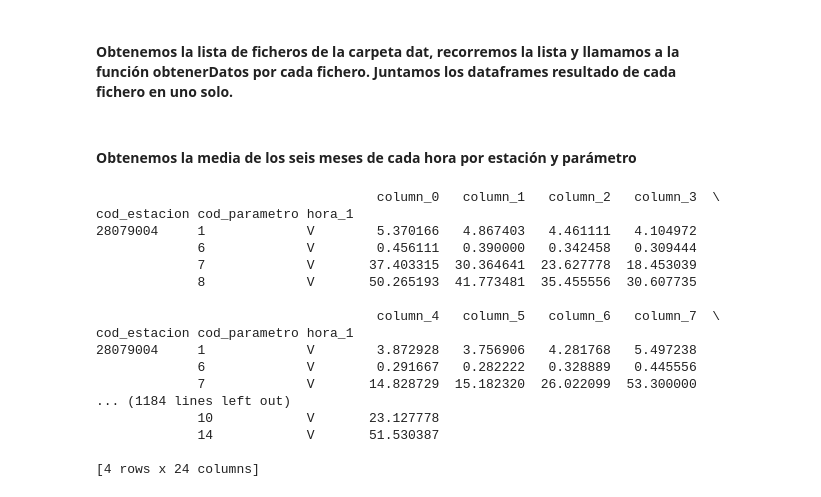
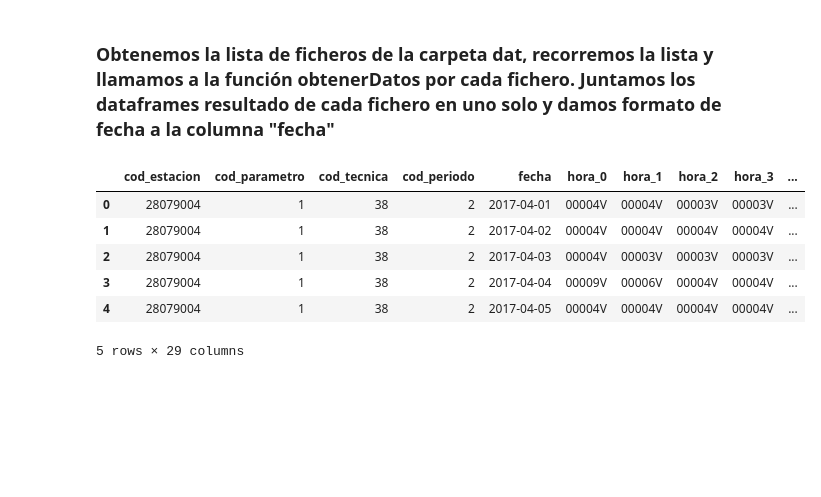
Before and after one commit to AnaSanchez79/Curso-Data-Science, a Jupyter notebook: 04_datos_abiertos/analisis.ipynb, the cells around one changed output. Drawn from its saved outputs; the diff is of its cells as text; code cells hidden in the pictures; blank space fills up the shorter version.

Commit message:
Datos abiertos completado
Datos abiertos completado

```diff
--- a/04_datos_abiertos/analisis.ipynb
+++ b/04_datos_abiertos/analisis.ipynb
@@ -63,12 +61,12 @@ DFparametros = pd.DataFrame(parametros)
 # %%
 #Funcion que lee los datos del archivo pasado por parámetro y los devuelve en una lista
 def obtenerDatos(ruta, archivo):
-  widths = [8,2,2,2,6,5,1,5,1,5,1,5,1,5,1,5,1,5,1,5,1,5,1,5,1,5,1,5,1,5,1,5,1,5,1,5,1,5,1,5,1,5,1,5,1,5,1,5,1,5,1,5,1]
-  tipos = ['String','String','String','String','String','Float','String','Float','String','Float','String','Float',
-           'String','Float','String','Float','String','Float','String','Float','String','Float','String','Float',
-           'String','Float','String','Float','String','Float','String','Float','String','Float','String','Float',
-           'String','Float','String','Float','String','Float','String','Float','String','Float','String','Float',
-           'String','Float','String','Float','String']
-  return pd.read_fwf(path.join(ruta, archivo), widths=widths, header=None, types=tipos)#, names=names)
+  widths = [8,2,2,2,6,6,6,6,6,6,6,6,6,6,6,6,6,6,6,6,6,6,6,6,6,6,6,6,6]
+  tipos = ['String','String','String','String','Date','String','String','String','String','String','String','String',
+           'String','String','String','String','String','String','String','String','String','String','String','String',
+           'String','String','String','String','String']
+  names = ['cod_estacion', 'cod_parametro', 'cod_tecnica', 'cod_periodo',
+         'fecha'] + ['hora_' + str(i) for i in range(24)]
+  return pd.read_fwf(path.join(ruta, archivo), widths=widths, header=None, types=tipos, names=names)
 # %% [markdown]
-#### Obtenemos la lista de ficheros de la carpeta dat, recorremos la lista y llamamos a la función obtenerDatos por cada fichero. Juntamos los dataframes resultado de cada fichero en uno solo.
+### Obtenemos la lista de ficheros de la carpeta dat, recorremos la lista y llamamos a la función obtenerDatos por cada fichero. Juntamos los dataframes resultado de cada fichero en uno solo y damos formato de fecha a la columna "fecha"
@@ -90,40 +73,21 @@ df.columns = names
-# %% [markdown]
-#### Obtenemos la media de los seis meses de cada hora por estación y parámetro
-# %%
-
-lista_pares = [0,2,4,6,8,10,12,14,16,18,20,22,24,26,28,30,32,34,36,38,40,42,44,46]
-df_result = pd.DataFrame()
-cont = 0
-for i in lista_pares:
-    serie = df.groupby(['cod_estacion', 'cod_parametro', 'hora_' + str(i+1)])['hora_' + str(i)].mean()
-    df_result['column_'+ str(cont)] = serie
-    cont = cont + 1
-
-#Parámetros que aparecen en el resultado
-parametros_list = df_result.index.levels[0]
-#Estaciones que aparecen en el resultado
-estaciones_list = df_result.index.levels[1]
-
-#print(df_result)
-
-for i in parametros_list:
-#    for j in estaciones_list:
-    print(df_result.loc[i,:,'V'])
-# %% [output]
-                                    column_0   column_1   column_2   column_3  \
-cod_estacion cod_parametro hora_1
-28079004     1             V        5.370166   4.867403   4.461111   4.104972
-             6             V        0.456111   0.390000   0.342458   0.309444
-             7             V       37.403315  30.364641  23.627778  18.453039
-             8             V       50.265193  41.773481  35.455556  30.607735
-
-                                    column_4   column_5   column_6   column_7  \
-cod_estacion cod_parametro hora_1
-28079004     1             V        3.872928   3.756906   4.281768   5.497238
-             6             V        0.291667   0.282222   0.328889   0.445556
-             7             V       14.828729  15.182320  26.022099  53.300000
-... (1184 lines left out)
-             10            V       23.127778
-             14            V       51.530387
-
-[4 rows x 24 columns]
+# %%
+ruta = 'dat/'
+lista_ficheros = listdir(ruta)
+
+#Llamamos a la funcion obtenerDatos por cada archivo de la carpeta
+df = pd.DataFrame()
+df = df.append([obtenerDatos(ruta,fichero) for fichero in lista_ficheros])
+
+# Tipo de dato correcto para la fecha
+df.fecha = '20' + df.fecha.astype('str')
+df.fecha = pd.to_datetime(df.fecha, format='%Y%m%d')
+
+df.head()
+# %% [output]
+|  | cod_estacion | cod_parametro | cod_tecnica | cod_periodo | fecha | hora_0 | hora_1 | hora_2 | hora_3 | ... |
+| 0 | 28079004 | 1 | 38 | 2 | 2017-04-01 | 00004V | 00004V | 00003V | 00003V | ... |
+| 1 | 28079004 | 1 | 38 | 2 | 2017-04-02 | 00004V | 00004V | 00004V | 00004V | ... |
+| 2 | 28079004 | 1 | 38 | 2 | 2017-04-03 | 00004V | 00003V | 00003V | 00003V | ... |
+| 3 | 28079004 | 1 | 38 | 2 | 2017-04-04 | 00009V | 00006V | 00004V | 00004V | ... |
+| 4 | 28079004 | 1 | 38 | 2 | 2017-04-05 | 00004V | 00004V | 00004V | 00004V | ... |
+5 rows × 29 columns
```
Also changed, not shown: parts of 21 cells of this notebook.
